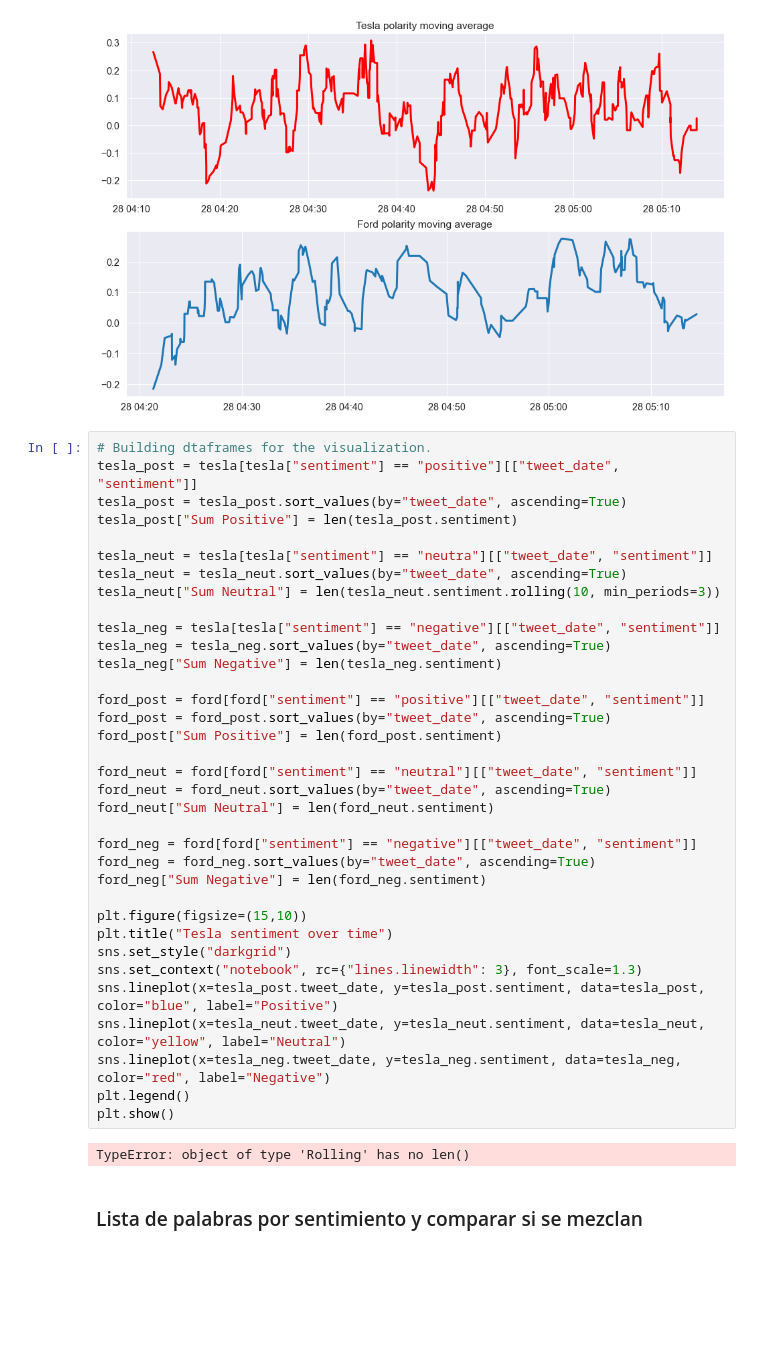
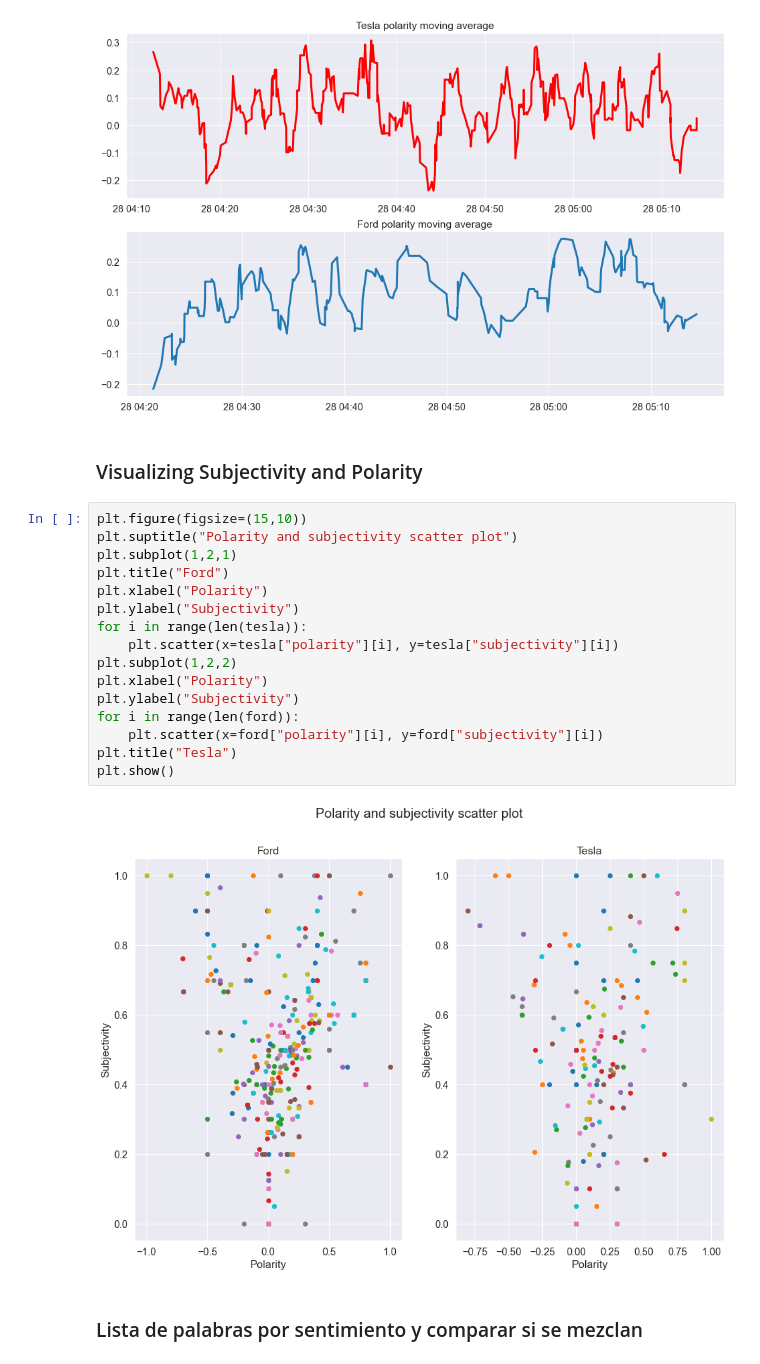
Before and after one commit to MestreD/NLP_Task, a Jupyter notebook: NLP_Task.ipynb, the cells around one changed output. Cells and saved outputs as stored; diff of their text form; blank space fills up the shorter version.

Commit message:
plotting more findings

```diff
--- a/NLP_Task.ipynb
+++ b/NLP_Task.ipynb
@@ -368,43 +368,26 @@ ax[1].set_title("Ford polarity moving average")
 plt.show()
 # %% [output]
 [figure]
-# %%
-# Building dtaframes for the visualization.
-tesla_post = tesla[tesla["sentiment"] == "positive"][["tweet_date", "sentiment"]]
-tesla_post = tesla_post.sort_values(by="tweet_date", ascending=True)
-tesla_post["Sum Positive"] = len(tesla_post.sentiment)
-
-tesla_neut = tesla[tesla["sentiment"] == "neutra"][["tweet_date", "sentiment"]]
-tesla_neut = tesla_neut.sort_values(by="tweet_date", ascending=True)
-tesla_neut["Sum Neutral"] = len(tesla_neut.sentiment.rolling(10, min_periods=3))
-
-tesla_neg = tesla[tesla["sentiment"] == "negative"][["tweet_date", "sentiment"]]
-tesla_neg = tesla_neg.sort_values(by="tweet_date", ascending=True)
-tesla_neg["Sum Negative"] = len(tesla_neg.sentiment)
-
-ford_post = ford[ford["sentiment"] == "positive"][["tweet_date", "sentiment"]]
-ford_post = ford_post.sort_values(by="tweet_date", ascending=True)
-ford_post["Sum Positive"] = len(ford_post.sentiment)
-
-ford_neut = ford[ford["sentiment"] == "neutral"][["tweet_date", "sentiment"]]
-ford_neut = ford_neut.sort_values(by="tweet_date", ascending=True)
-ford_neut["Sum Neutral"] = len(ford_neut.sentiment)
-
-ford_neg = ford[ford["sentiment"] == "negative"][["tweet_date", "sentiment"]]
-ford_neg = ford_neg.sort_values(by="tweet_date", ascending=True)
-ford_neg["Sum Negative"] = len(ford_neg.sentiment)
-
-plt.figure(figsize=(15,10))
-plt.title("Tesla sentiment over time")
-sns.set_style("darkgrid")
-sns.set_context("notebook", rc={"lines.linewidth": 3}, font_scale=1.3)
-sns.lineplot(x=tesla_post.tweet_date, y=tesla_post.sentiment, data=tesla_post, color="blue", label="Positive")
-sns.lineplot(x=tesla_neut.tweet_date, y=tesla_neut.sentiment, data=tesla_neut, color="yellow", label="Neutral")
-sns.lineplot(x=tesla_neg.tweet_date, y=tesla_neg.sentiment, data=tesla_neg, color="red", label="Negative")
-plt.legend()
-plt.show()
-# %% [output]
-TypeError: object of type 'Rolling' has no len()
+# %% [markdown]
+### Visualizing Subjectivity and Polarity
+# %%
+plt.figure(figsize=(15,10))
+plt.suptitle("Polarity and subjectivity scatter plot")
+plt.subplot(1,2,1)
+plt.title("Ford")
+plt.xlabel("Polarity")
+plt.ylabel("Subjectivity")
+for i in range(len(tesla)):
+    plt.scatter(x=tesla["polarity"][i], y=tesla["subjectivity"][i])
+plt.subplot(1,2,2)
+plt.xlabel("Polarity")
+plt.ylabel("Subjectivity")
+for i in range(len(ford)):
+    plt.scatter(x=ford["polarity"][i], y=ford["subjectivity"][i])
+plt.title("Tesla")
+plt.show()
+# %% [output]
+[figure, added]
 # %% [markdown]
 ### Lista de palabras por sentimiento y comparar si se mezclan
 # %% [markdown]
```
